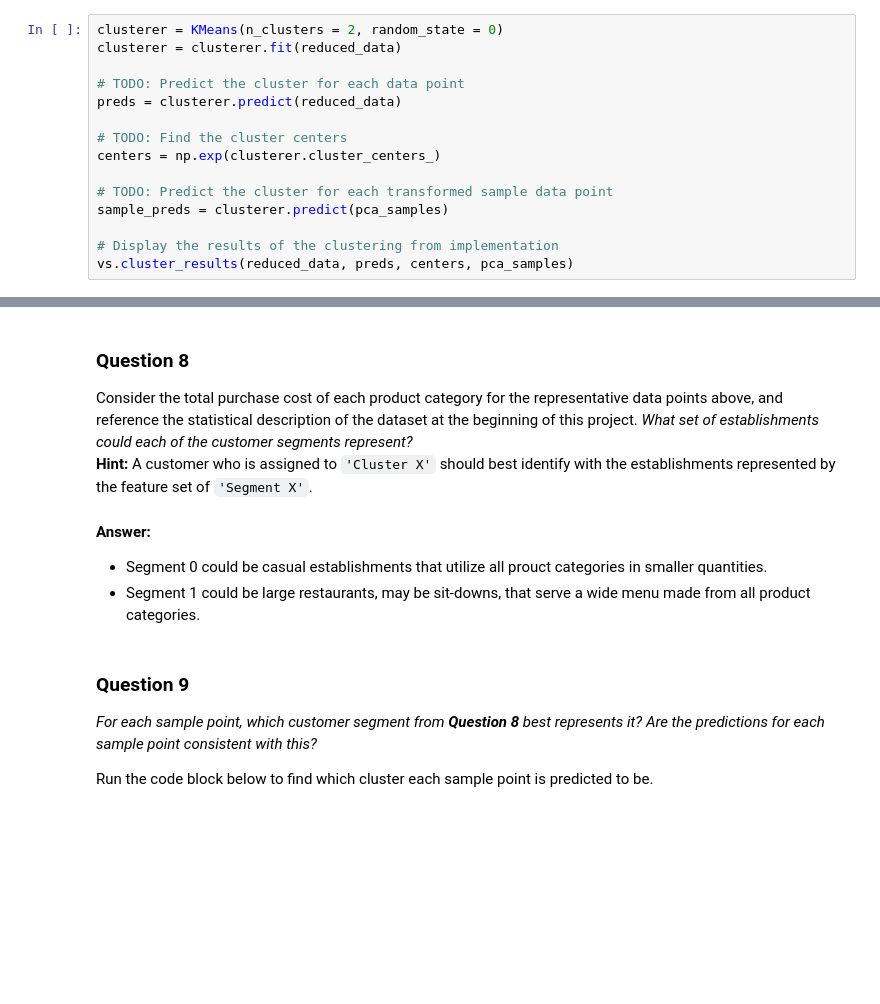
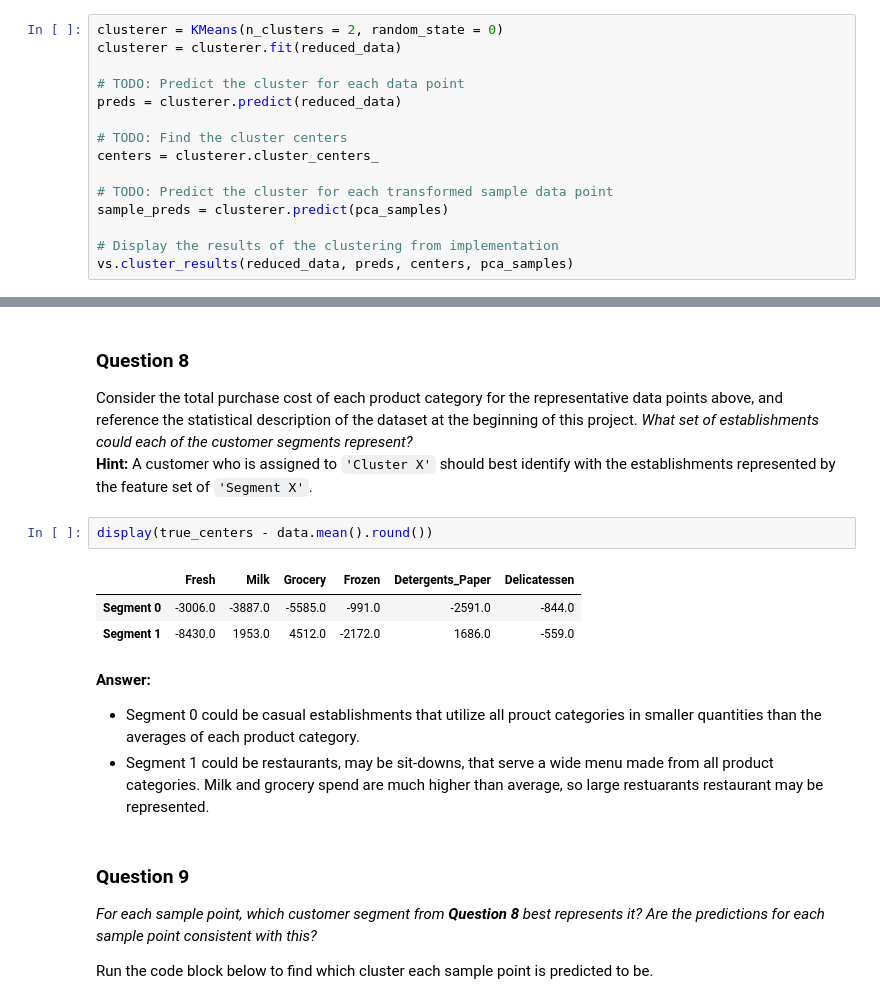
Before and after one commit to andrewl786/MLND, a Jupyter notebook: customer_segments.ipynb, the cells around one changed output, grey strips where cells are left out. Saved outputs shown, nothing was run; the diff lists cells and outputs as text; blank space fills up the shorter version.

```diff
--- a/customer_segments.ipynb
+++ b/customer_segments.ipynb
@@ -420,7 +445,7 @@ clusterer = clusterer.fit(reduced_data)
 preds = clusterer.predict(reduced_data)
 
 # TODO: Find the cluster centers
-centers = np.exp(clusterer.cluster_centers_)
+centers = clusterer.cluster_centers_
 
 # TODO: Predict the cluster for each transformed sample data point
 sample_preds = clusterer.predict(pca_samples)
@@ -456,10 +481,16 @@ display(true_centers)
 ### Question 8
 Consider the total purchase cost of each product category for the representative data points above, and reference the statistical description of the dataset at the beginning of this project. *What set of establishments could each of the customer segments represent?*
 **Hint:** A customer who is assigned to `'Cluster X'` should best identify with the establishments represented by the feature set of `'Segment X'`.
+# %%
+display(true_centers - data.mean().round())
+# %% [output]
+|  | Fresh | Milk | Grocery | Frozen | Detergents_Paper | Delicatessen |
+| Segment 0 | -3006.0 | -3887.0 | -5585.0 | -991.0 | -2591.0 | -844.0 |
+| Segment 1 | -8430.0 | 1953.0 | 4512.0 | -2172.0 | 1686.0 | -559.0 |
 # %% [markdown]
 **Answer:**
-* Segment 0 could be casual establishments that utilize all prouct categories in smaller quantities.
-* Segment 1 could be large restaurants, may be sit-downs, that serve a wide menu made from all product categories.
+* Segment 0 could be casual establishments that utilize all prouct categories in smaller quantities than the averages of each product category.
+* Segment 1 could be restaurants, may be sit-downs, that serve a wide menu made from all product categories. Milk and grocery spend are much higher than average, so large restuarants restaurant may be represented.
 # %% [markdown]
 ### Question 9
 *For each sample point, which customer segment from* ***Question 8*** *best represents it? Are the predictions for each sample point consistent with this?*
```
Also changed, not shown: parts of 12 cells of this notebook, 1 other file.
